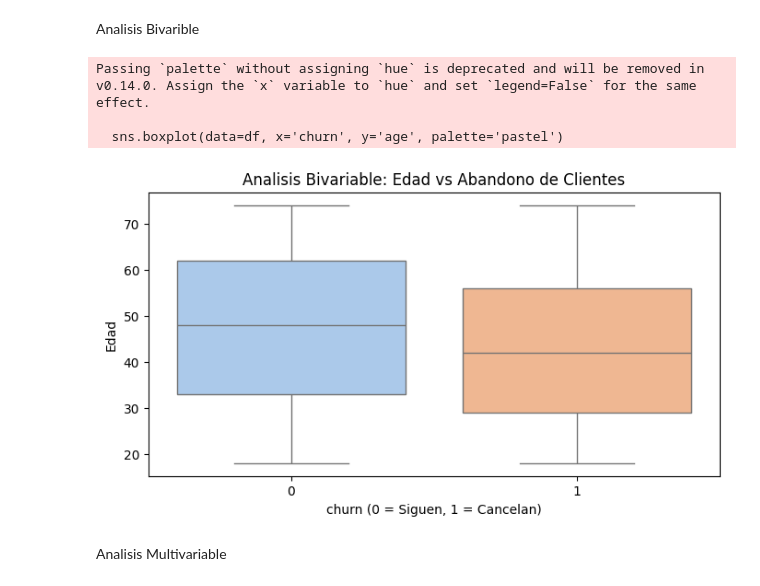
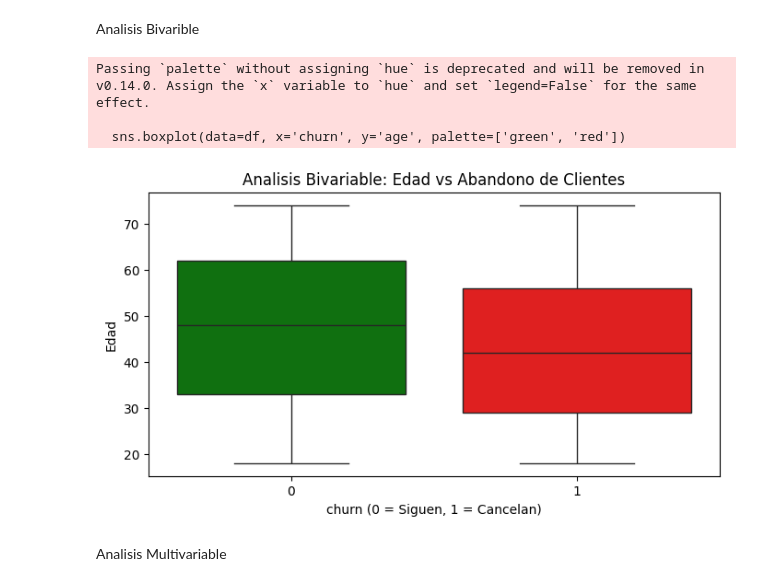
Before and after one commit to Culzoni/mlops_pipeline, a Jupyter notebook: src/comprension_eda.ipynb, the cells around one changed output. Cells and saved outputs as stored; diff of their text form; code cells hidden in the pictures.

```diff
--- a/src/comprension_eda.ipynb
+++ b/src/comprension_eda.ipynb
@@ -85,18 +85,18 @@ Analisis Bivarible
 # %%
 import matplotlib.pyplot as plt
 import seaborn as sns
 
 plt.figure(figsize=(8,4))
-sns.boxplot(data=df, x='churn', y='age', palette='pastel')
+sns.boxplot(data=df, x='churn', y='age', palette=['green', 'red'], legend=False)
 plt.title('Analisis Bivariable: Edad vs Abandono de Clientes')
 plt.xlabel('churn (0 = Siguen, 1 = Cancelan)')
 plt.ylabel('Edad')
 plt.show()
 # %% [output]
 Passing `palette` without assigning `hue` is deprecated and will be removed in v0.14.0. Assign the `x` variable to `hue` and set `legend=False` for the same effect.
 
-  sns.boxplot(data=df, x='churn', y='age', palette='pastel')
+  sns.boxplot(data=df, x='churn', y='age', palette=['green', 'red'])
-[figure, old version]
+[figure, new version]
 # %% [markdown]
 Analisis Multivariable
 # %%
```
Also changed, not shown: parts of 1 cell of this notebook.
